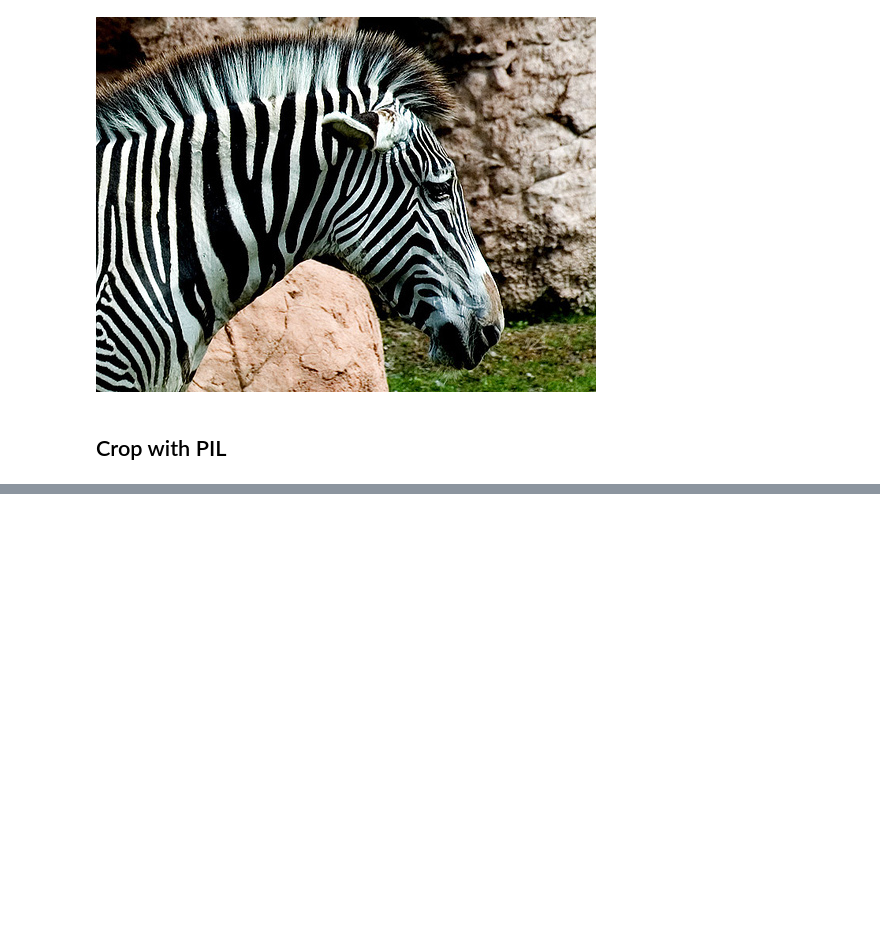
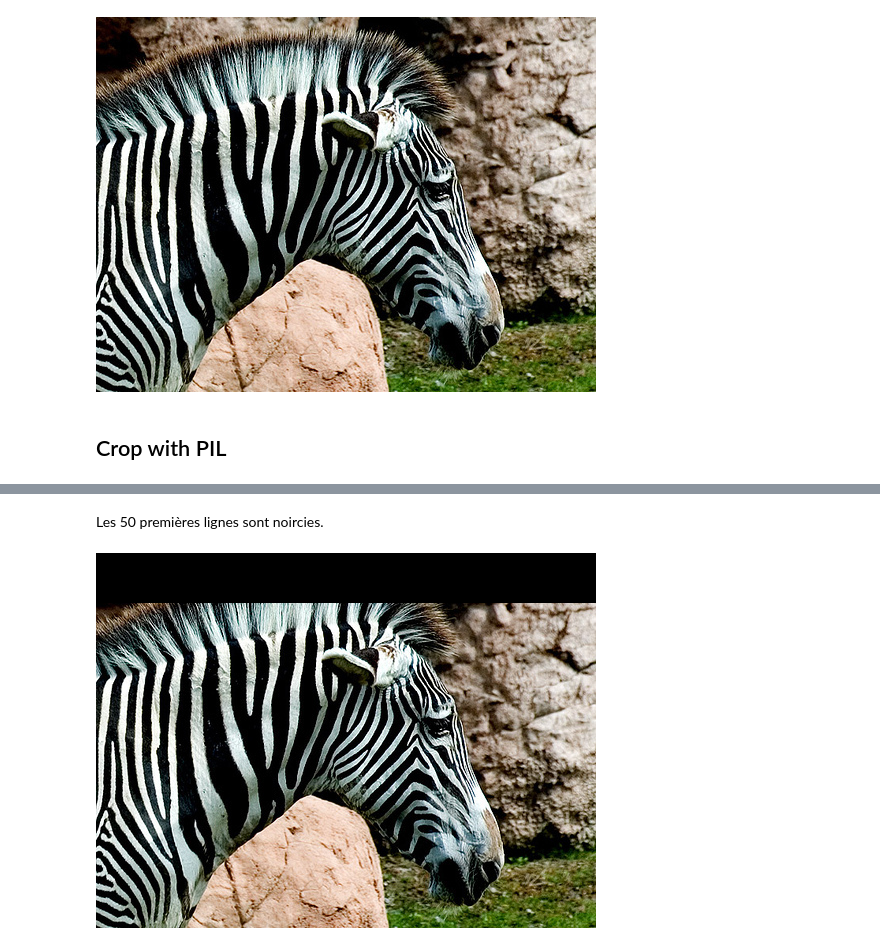
Before and after one commit to nicolasguillard/cnam-rcp209, a Jupyter notebook: experiments/image_handling.ipynb, the cells around one changed output, grey strips where cells are left out. Cells and saved outputs as stored; diff of their text form; code cells hidden in the pictures; blank space fills up the shorter version.

```diff
--- a/experiments/image_handling.ipynb
+++ b/experiments/image_handling.ipynb
@@ -62,0 +75,5 @@ im1
+# %%
+img1_t = decode_image(filename)
+print("Dimensions (C, H, W)", img1_t.size(), "\nValeur min:", img1_t.min().item(), "\nValeur max:", img1_t.max().item())
+img1 = T.functional.to_pil_image(img1_t)
+display(img1)
@@ -62,0 +85,9 @@ im1
+# %% [markdown]
+Les 50 premières lignes sont noircies.
+# %%
+img2_t = img1_t.clone()
+img2_t[:, 0:50, :] = 0.
+img1 = T.functional.to_pil_image(img2_t)
+display(img1)
+# %% [output]
+[figure, added]
```
Also changed, not shown: parts of 14 cells of this notebook, 46 other files.
